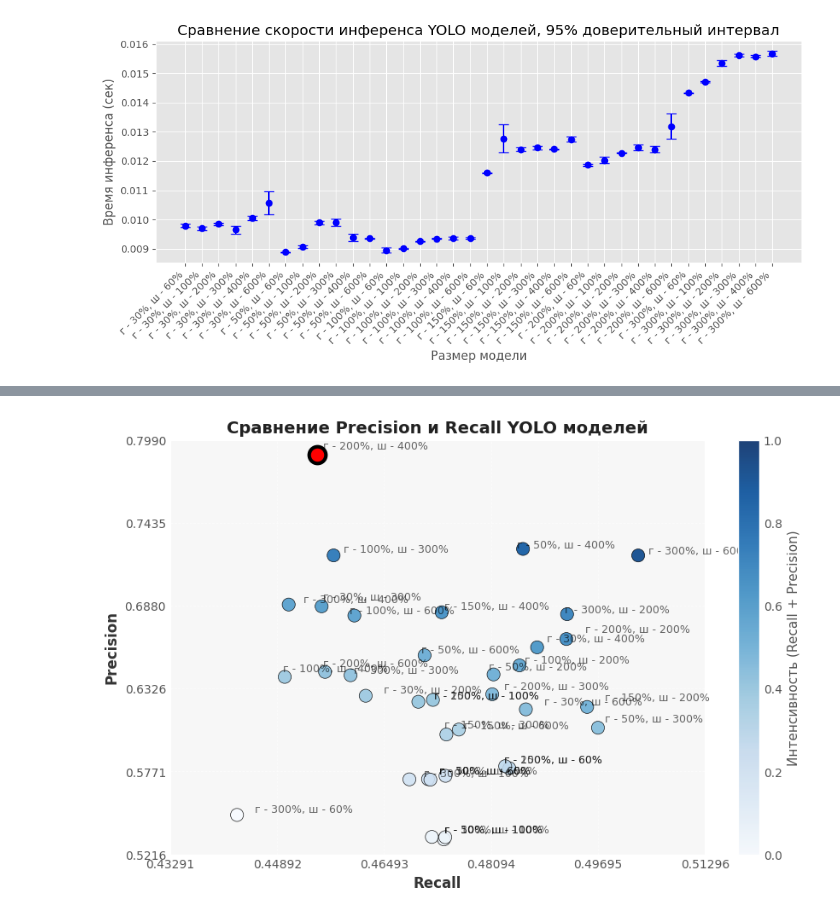
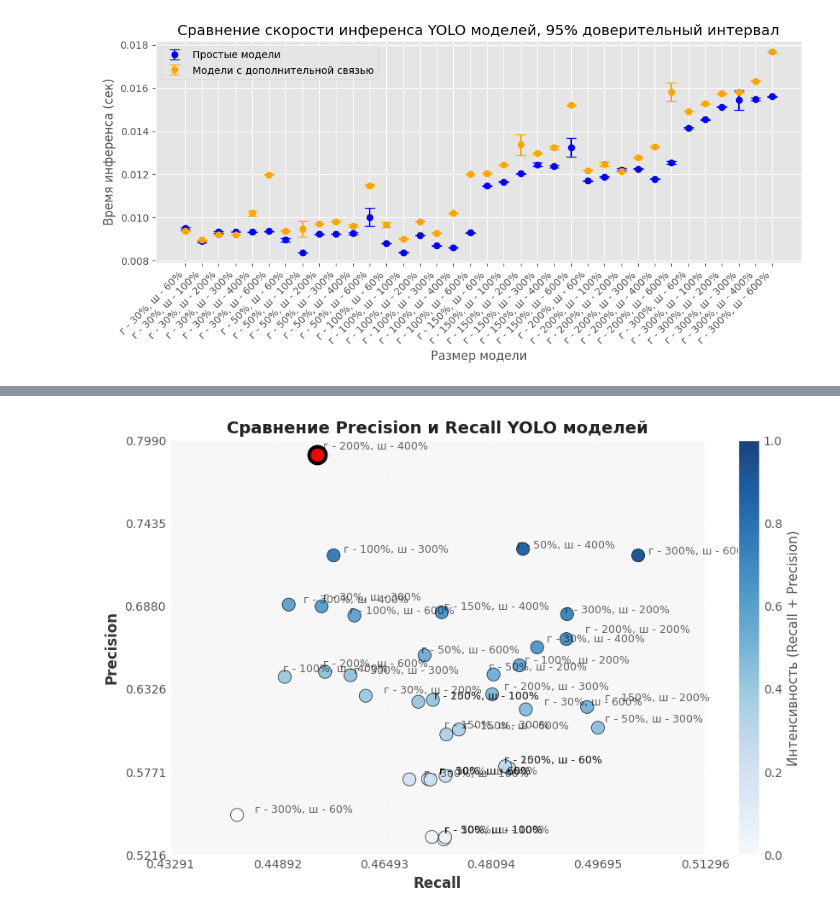
Before and after one commit to MikhailKuzm/pits_detection, a Jupyter notebook: results/count_tesults.ipynb, the cells around one changed output, grey strips where cells are left out. Drawn from its saved outputs; the diff is of its cells as text; code cells hidden in the pictures.

```diff
--- a/results/count_tesults.ipynb
+++ b/results/count_tesults.ipynb
@@ -11,12 +11,23 @@ import torchvision.transforms as T
 from scipy import stats
 from torchvision.models.detection import fasterrcnn_resnet50_fpn, ssd300_vgg16
 from detection_model import ObjectDetectionModel
-
+from collections import defaultdict
 # Базовый размер модели YOLO
 base_yolo_size = [0.50, 0.25]
 
 def extract_model_size(folder_name):
     """Извлекает параметры depth и width из названия папки в формате [depth_xx-width_xx] и переводит в формат 'г - n%, ш - k%'"""
+    extra_flag = 'base'
+    if folder_name.startswith('extra_'):
+        extra_flag = 'extra'
+        folder_name = folder_name[6:] #удаляем extra_
+    depth, width = folder_name.replace('[depth_', '').replace(']', '').replace('-width_', ' ').split(' ')
+
+    depth, width = float(depth) , float(width)
+    # Переводим в проценты относительно базового размера
+    depth_percent = (depth / base_yolo_size[0]) * 100
+    width_percent = (width / base_yolo_size[1]) * 100
+    return extra_flag, f"г - {int(depth_percent)}%, ш - {int(width_percent)}%"
     match = re.search(r"\[depth_(\d+\.\d+)-width_(\d+\.\d+)\]", folder_name)
     if match:
         depth = float(match.group(1)) * 100
@@ -64,14 +75,16 @@ def evaluate_models(logs_dir, image_path, num_runs=250, extra_measure = False):
     image = Image.open(image_path).convert("RGB")
     image_custom = image.resize((576, 576))
     image_custom = to_tensor(image_custom)
-    results = {}
+    #results = {}
+    # Инициализируем defaultdict с вложенным defaultdict
+    results = defaultdict(lambda: defaultdict(dict))
     # Перебираем папки с моделями
     for folder in sorted(os.listdir(logs_dir)):
         folder_path = os.path.join(logs_dir, folder)
         if not os.path.isdir(folder_path):
             continue
 
-        model_name = extract_model_size(folder)
+        extra_flag, model_name = extract_model_size(folder)
         if not model_name:
             continue  # Пропускаем папки без соответствующего формата
 
@@ -79,11 +92,10 @@ def evaluate_models(logs_dir, image_path, num_runs=250, extra_measure = False):
         if os.path.exists(weights_path):
             # Измеряем инференс для модели
             inference_times = measure_inference_time(weights_path, image_custom, num_runs)
-
             # Рассчитываем доверительный интервал для инференса
             confidence_interval = stats.t.interval(0.95, len(inference_times)-1, loc=np.mean(inference_times), scale=stats.sem(inference_times))
 
-            results[model_name] = {
+            results[model_name][extra_flag] = {
                 'mean': np.mean(inference_times),
                 'ci_lower': confidence_interval[0],
                 'ci_upper': confidence_interval[1],
@@ -98,50 +110,105 @@ def evaluate_models(logs_dir, image_path, num_runs=250, extra_measure = False):
             inference_times = measure_inference_time(model, image_custom, num_runs, mode = 'not yolo')
             confidence_interval = stats.t.interval(0.95, len(inference_times)-1, loc=np.mean(inference_times), scale=stats.sem(inference_times))
 
-            results[model_path[2]] = {
+            results[model_path[2]]['base'] = {
                 'mean': np.mean(inference_times),
                 'ci_lower': confidence_interval[0],
                 'ci_upper': confidence_interval[1],
                 'inference_times': inference_times
             }
+
+
+
 
     # Построение графика с доверительными интервалами
     fig, ax = plt.subplots(figsize=(10, 5))
     # Стиль графика
     plt.style.use("ggplot")
     ax.set_title("Сравнение скорости инференса YOLO моделей, 95% доверительный интервал")
     ax.set_xlabel("Размер модели")
     ax.set_ylabel("Время инференса (сек)")
 
     # Преобразуем данные для построения
     model_names = list(results.keys())
-    mean_times = [results[model]['mean'] for model in model_names]
-    ci_lowers = [results[model]['ci_lower'] for model in model_names]
-    ci_uppers = [results[model]['ci_upper'] for model in model_names]
+    #extra_model_names = list(results['extra'].keys())
+    #mean_times = [results[model]['base']['mean'] for model in base_model_names]
+    #ci_lowers = [results[model]['base']['ci_lower'] for model in base_model_names]
+    #ci_uppers = [results[model]['base']['ci_upper'] for model in base_model_names]
+
+    # Подготовка данных для графика
+    x_pos = np.arange(len(model_names))  # Позиции по оси X для каждой модели
+    means_base = []  # Список средних значений для base
+    ci_lower_base = []  # Список нижних границ доверительного интервала для base
+    ci_upper_base = []  # Список верхних границ доверительного интервала для base
+
+    means_extra = []  # Список средних значений для extra
+    ci_lower_extra = []  # Список нижних границ доверительного интервала для extra
+    ci_upper_extra = []  # Список верхних границ доверительного интервала для extra
+    # Обрабатываем каждую модель
+    for i, model_name in enumerate(model_names):
+        # Проверяем, есть ли данные для base
+        base_data = results[model_name].get('base', None)
+        if base_data:
+            means_base.append(base_data['mean'])
+            ci_lower_base.append(base_data['ci_lower'])
+            ci_upper_base.append(base_data['ci_upper'])
+
+        # Проверяем, есть ли данные для extra
+        extra_data = results[model_name].get('extra', None)
+        if extra_data:
+            means_extra.append(extra_data['mean'])
+            ci_lower_extra.append(extra_data['ci_lower'])
+            ci_upper_extra.append(extra_data['ci_upper'])
+
+    # Строим график для base
+    ax.errorbar(x_pos, means_base, yerr=[np.array(means_base) - np.array(ci_lower_base),
+                                         np.array(ci_upper_base) - np.array(means_base)],
+                fmt='o', label='Простые модели', color='blue', capsize=5, linestyle='none')
+
+    # Строим график для extra, если данные есть
+    if means_extra and not extra_measure:
+        ax.errorbar(x_pos[:len(means_extra)], means_extra, yerr=[np.array(means_extra) - np.array(ci_lower_extra),
+                                               np.array(ci_upper_extra) - np.array(means_extra)],
+                    fmt='o', label='Модели с дополнительной связью', color='orange', capsize=5, linestyle='none')
+
+    # Настроим ось X
+    ax.set_xticks(x_pos)
+    ax.set_xticklabels(model_names, rotation=45, ha='right')
+
+    # Добавляем легенду
+    ax.legend()
+
+
+
 
     # Строим точки с доверительным интервалом
-    ax.errorbar(model_names, mean_times, yerr=[np.array(mean_times) - np.array(ci_lowers), np.array(ci_uppers) - np.array(mean_times)],
-                fmt='o', color='b', capsize=5)
-
+    #ax.errorbar(base_model_names, mean_times, yerr=[np.array(mean_times) - np.array(ci_lowers), np.array(ci_uppers) - np.array(mean_times)],
+    #            fmt='o', color='b', capsize=5)
+    #mean_times = [results[model]['extra']['mean'] for model in extra_model_names]
+    #ci_lowers = [results[model]['extra']['ci_lower'] for model in extra_model_names]
+    #ci_uppers = [results[model]['extra']['ci_upper'] for model in extra_model_names]
+    # Строим точки с доверительным интервалом
+    #ax.errorbar(extra_model_names, mean_times, yerr=[np.array(mean_times) - np.array(ci_lowers), np.array(ci_uppers) - np.array(mean_times)],
+    #            fmt='o', color='r', capsize=5)
     # Настроим ось X
-    ax.set_xticklabels(model_names, rotation=45, ha='right')
+    #ax.set_xticklabels(base_model_names, rotation=45, ha='right')
 
     # Показать график
     plt.tight_layout()
     plt.show()
 
     # Вывод результатов
     #for model, data in results.items():
     #    print(f"{model}: {data['mean']:.4f} сек, доверительный интервал: ({data['ci_lower']:.4f}, {data['ci_upper']:.4f})")
 
 # Пути
 logs_dir = "../detection/logs/yolo11/"
-image_path = "NEWS_110117892_AR_0_RNIEECGWLDXS.webp"
+image_path = "1.jpg"
 
 # Запуск
 evaluate_models(logs_dir, image_path, num_runs=250, extra_measure = False)
 # %% [output]
-[figure, old version]
+[figure, new version]
 # %%
 evaluate_models(logs_dir, image_path, num_runs=250, extra_measure = True)
 # %% [output]
```
Also changed, not shown: parts of 10 cells of this notebook, 1 other file.
